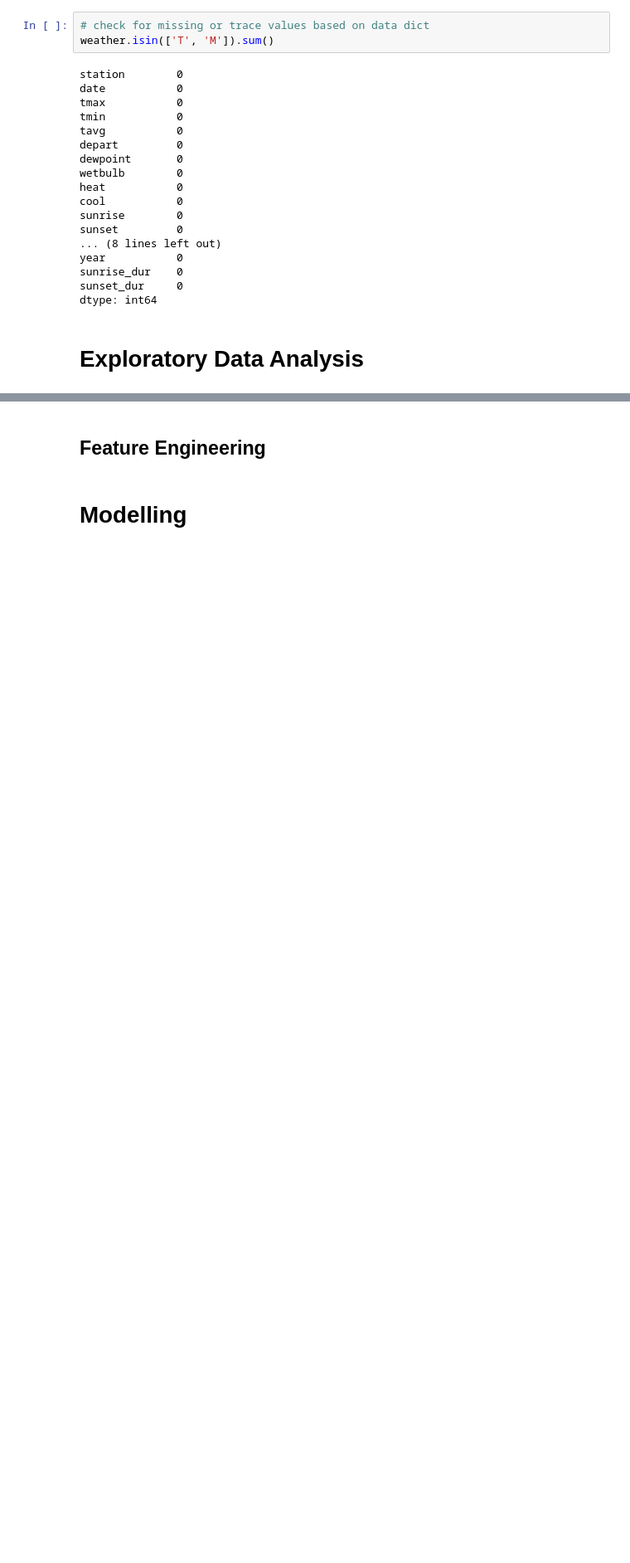
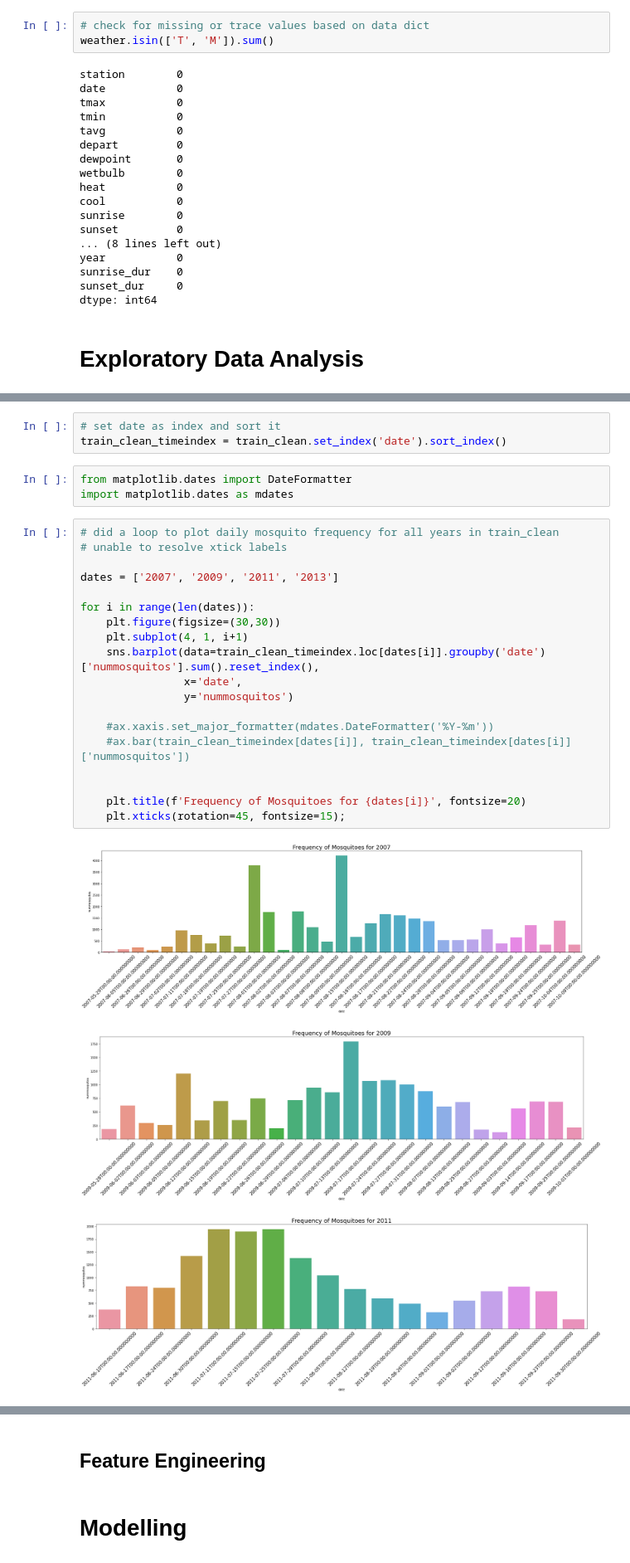
Before and after one commit to kkhalis/project_4, a Jupyter notebook: Project 4 - West Nile Virus Prediction_Casper.ipynb, the cells around one changed output, grey strips where cells are left out. Shown at 83% size. Saved outputs shown, nothing was run; the diff lists cells and outputs as text; blank space fills up the shorter version.

```diff
--- a/Project 4 - West Nile Virus Prediction_Casper.ipynb
+++ b/Project 4 - West Nile Virus Prediction_Casper.ipynb
@@ -798,0 +964,29 @@ dtype: int64
+# %%
+# set date as index and sort it
+train_clean_timeindex = train_clean.set_index('date').sort_index()
+# %%
+from matplotlib.dates import DateFormatter
+import matplotlib.dates as mdates
+# %%
+# did a loop to plot daily mosquito frequency for all years in train_clean
+# unable to resolve xtick labels
+
+dates = ['2007', '2009', '2011', '2013']
+
+for i in range(len(dates)):
+    plt.figure(figsize=(30,30))
+    plt.subplot(4, 1, i+1)
+    sns.barplot(data=train_clean_timeindex.loc[dates[i]].groupby('date')['nummosquitos'].sum().reset_index(),
+                x='date',
+                y='nummosquitos')
+
+    #ax.xaxis.set_major_formatter(mdates.DateFormatter('%Y-%m'))
+    #ax.bar(train_clean_timeindex[dates[i]], train_clean_timeindex[dates[i]]['nummosquitos'])
+
+
+    plt.title(f'Frequency of Mosquitoes for {dates[i]}', fontsize=20)
+    plt.xticks(rotation=45, fontsize=15);
+# %% [output]
+[figure, added]
+[figure, added]
+[figure, added]
```
Also changed, not shown: parts of 40 cells of this notebook.
